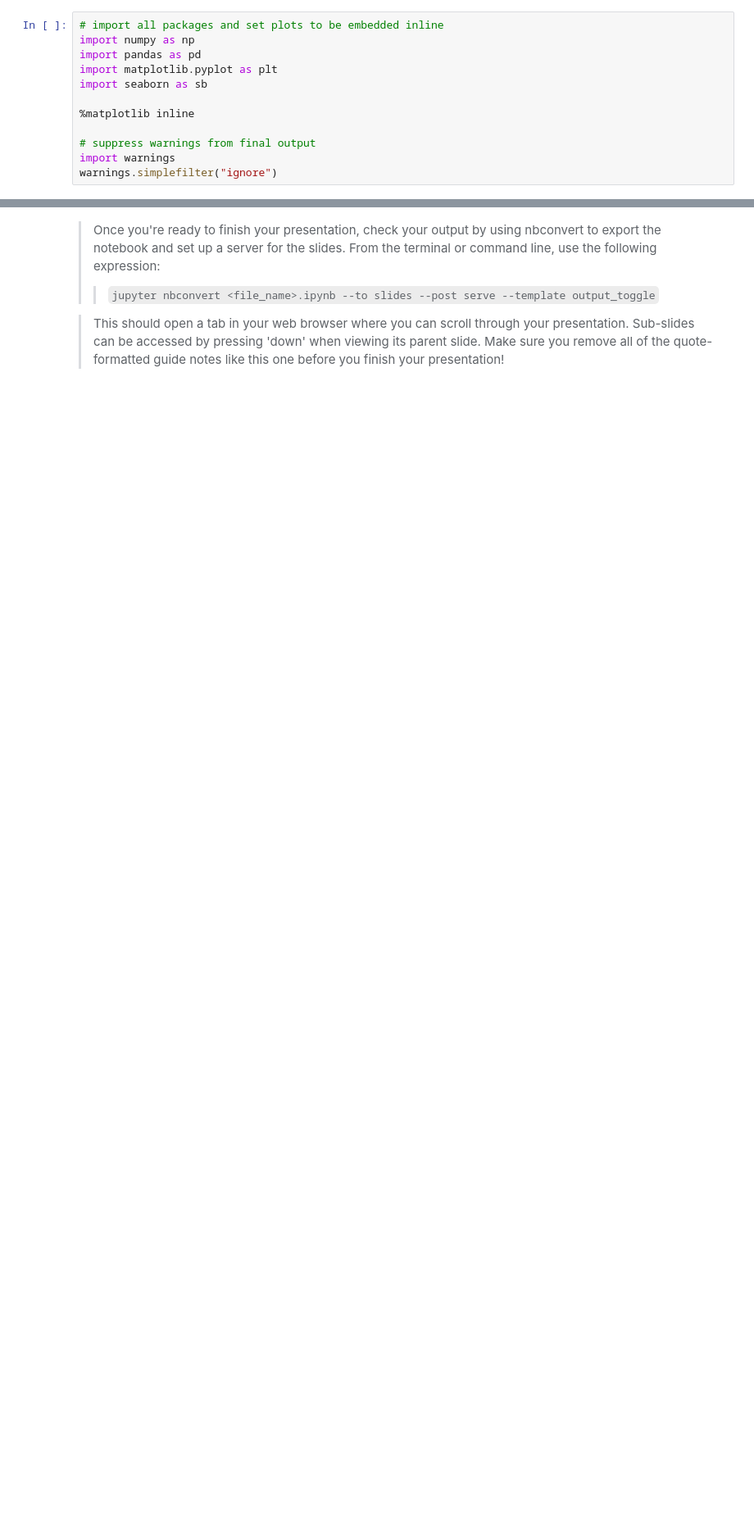
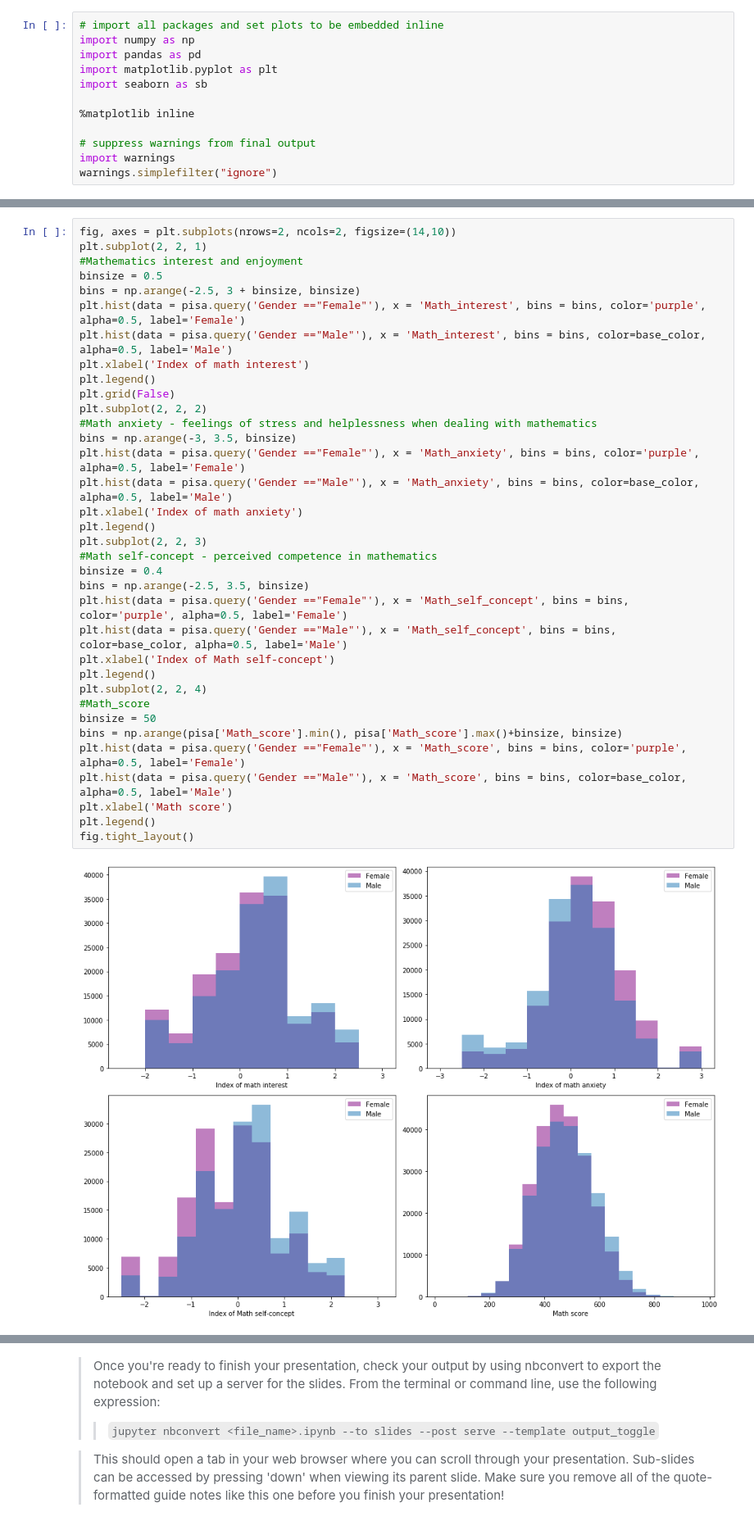
Before and after one commit to Anyra20/CommunicateDataProject, a Jupyter notebook: explanatory_analysis_PISA2012.ipynb, the cells around one changed output, grey strips where cells are left out. Shown: that part at 82% size. Cells and saved outputs as stored; diff of their text form; blank space fills up the shorter version.

```diff
--- a/explanatory_analysis_PISA2012.ipynb
+++ b/explanatory_analysis_PISA2012.ipynb
@@ -40,0 +90,37 @@ but feel free to add more if you'd like!
+# %%
+fig, axes = plt.subplots(nrows=2, ncols=2, figsize=(14,10))
+plt.subplot(2, 2, 1)
+#Mathematics interest and enjoyment
+binsize = 0.5
+bins = np.arange(-2.5, 3 + binsize, binsize)
+plt.hist(data = pisa.query('Gender =="Female"'), x = 'Math_interest', bins = bins, color='purple', alpha=0.5, label='Female')
+plt.hist(data = pisa.query('Gender =="Male"'), x = 'Math_interest', bins = bins, color=base_color, alpha=0.5, label='Male')
+plt.xlabel('Index of math interest')
+plt.legend()
+plt.grid(False)
+plt.subplot(2, 2, 2)
+#Math anxiety - feelings of stress and helplessness when dealing with mathematics
+bins = np.arange(-3, 3.5, binsize)
+plt.hist(data = pisa.query('Gender =="Female"'), x = 'Math_anxiety', bins = bins, color='purple', alpha=0.5, label='Female')
+plt.hist(data = pisa.query('Gender =="Male"'), x = 'Math_anxiety', bins = bins, color=base_color, alpha=0.5, label='Male')
+plt.xlabel('Index of math anxiety')
+plt.legend()
+plt.subplot(2, 2, 3)
+#Math self-concept - perceived competence in mathematics
+binsize = 0.4
+bins = np.arange(-2.5, 3.5, binsize)
+plt.hist(data = pisa.query('Gender =="Female"'), x = 'Math_self_concept', bins = bins, color='purple', alpha=0.5, label='Female')
+plt.hist(data = pisa.query('Gender =="Male"'), x = 'Math_self_concept', bins = bins, color=base_color, alpha=0.5, label='Male')
+plt.xlabel('Index of Math self-concept')
+plt.legend()
+plt.subplot(2, 2, 4)
+#Math_score
+binsize = 50
+bins = np.arange(pisa['Math_score'].min(), pisa['Math_score'].max()+binsize, binsize)
+plt.hist(data = pisa.query('Gender =="Female"'), x = 'Math_score', bins = bins, color='purple', alpha=0.5, label='Female')
+plt.hist(data = pisa.query('Gender =="Male"'), x = 'Math_score', bins = bins, color=base_color, alpha=0.5, label='Male')
+plt.xlabel('Math score')
+plt.legend()
+fig.tight_layout()
+# %% [output]
+[figure, added]
```
Also changed, not shown: parts of 24 cells of this notebook, 4 other files.
